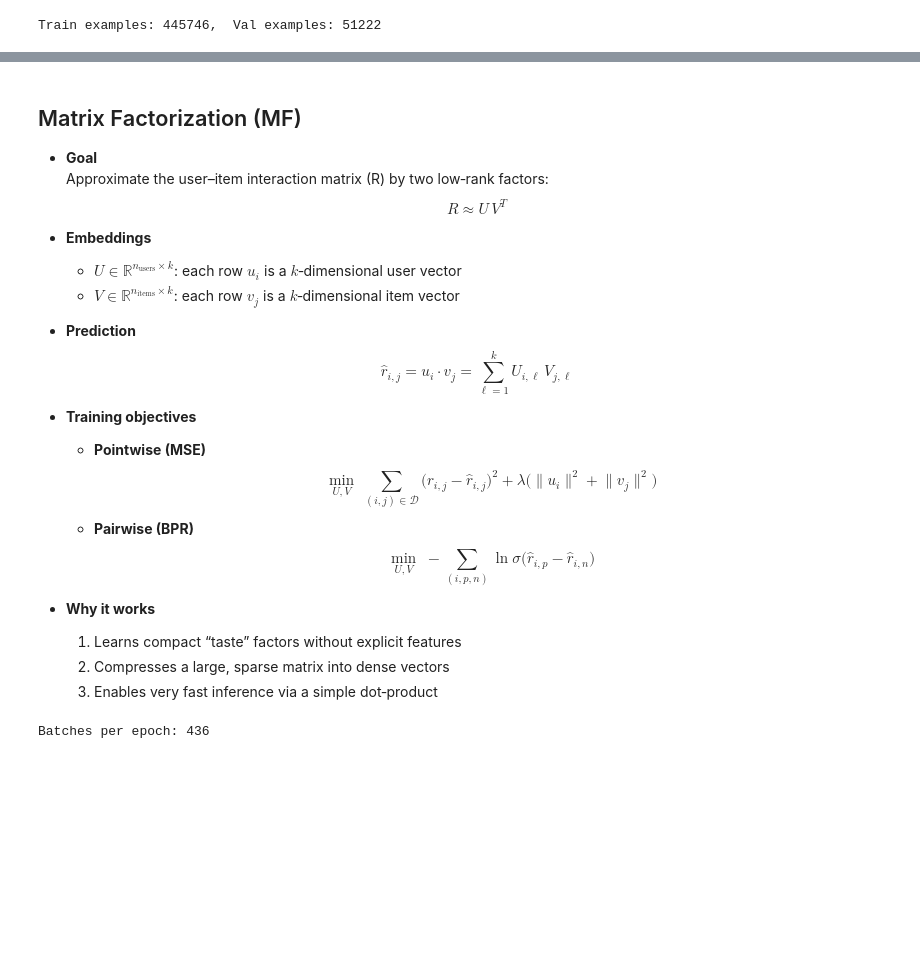
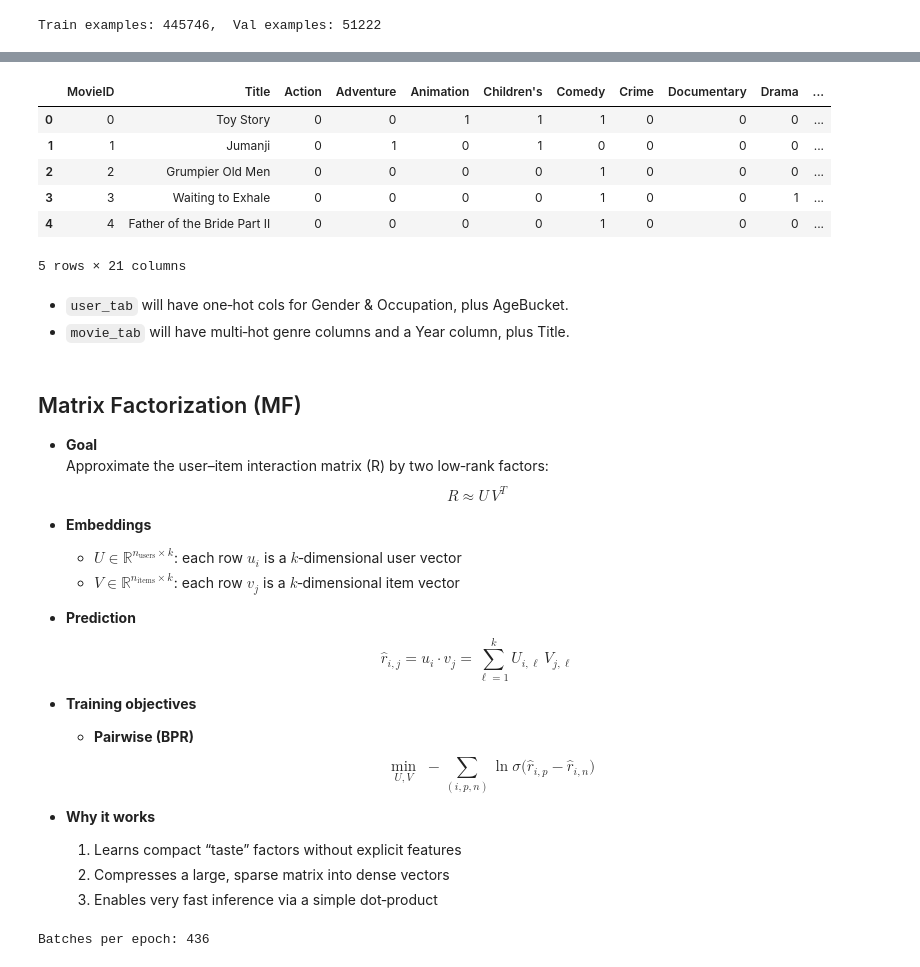
Before and after one commit to akhil-arun/recommender-system, a Jupyter notebook: experiments/baseline.ipynb, the cells around one changed output, grey strips where cells are left out. Saved outputs shown, nothing was run; the diff lists cells and outputs as text; code cells hidden in the pictures; blank space fills up the shorter version.

```diff
--- a/experiments/baseline.ipynb
+++ b/experiments/baseline.ipynb
@@ -85,0 +109,21 @@ Train examples: 445746,  Val examples: 51222
+# %%
+
+# These take your raw `users` and `movies` DataFrames
+user_tab  = build_user_table(users)
+movie_tab = build_movie_table(movies)
+
+# `user_tab` will have one‑hot cols for Gender & Occupation, plus AgeBucket.
+# `movie_tab` will have multi‑hot genre columns and a Year column, plus Title.
+# %%
+movie_tab.head()
+# %% [output]
+|  | MovieID | Title | Action | Adventure | Animation | Children's | Comedy | Crime | Documentary | Drama | ... |
+| 0 | 0 | Toy Story | 0 | 0 | 1 | 1 | 1 | 0 | 0 | 0 | ... |
+| 1 | 1 | Jumanji | 0 | 1 | 0 | 1 | 0 | 0 | 0 | 0 | ... |
+| 2 | 2 | Grumpier Old Men | 0 | 0 | 0 | 0 | 1 | 0 | 0 | 0 | ... |
+| 3 | 3 | Waiting to Exhale | 0 | 0 | 0 | 0 | 1 | 0 | 0 | 1 | ... |
+| 4 | 4 | Father of the Bride Part II | 0 | 0 | 0 | 0 | 1 | 0 | 0 | 0 | ... |
+5 rows × 21 columns
+# %% [markdown]
+- `user_tab` will have one‑hot cols for Gender & Occupation, plus AgeBucket.
+- `movie_tab` will have multi‑hot genre columns and a Year column, plus Title.
@@ -99,10 +149,6 @@ Train examples: 445746,  Val examples: 51222
     = \sum_{\ell=1}^{k} U_{i,\ell}\,V_{j,\ell}$$
 
 - **Training objectives**
-  - **Pointwise (MSE)**
-    $$\min_{U,V}\;\sum_{(i,j)\in\mathcal{D}}
-      \bigl(r_{i,j} - \hat r_{i,j}\bigr)^{2}
-      + \lambda\bigl(\lVert u_{i}\rVert^{2} + \lVert v_{j}\rVert^{2}\bigr)$$
   - **Pairwise (BPR)**
     $$\min_{U,V}\;
       -\sum_{(i,p,n)} \ln\sigma\bigl(\hat r_{i,p} - \hat r_{i,n}\bigr)$$
```
Also changed, not shown: parts of 20 cells of this notebook, 5 other files.
